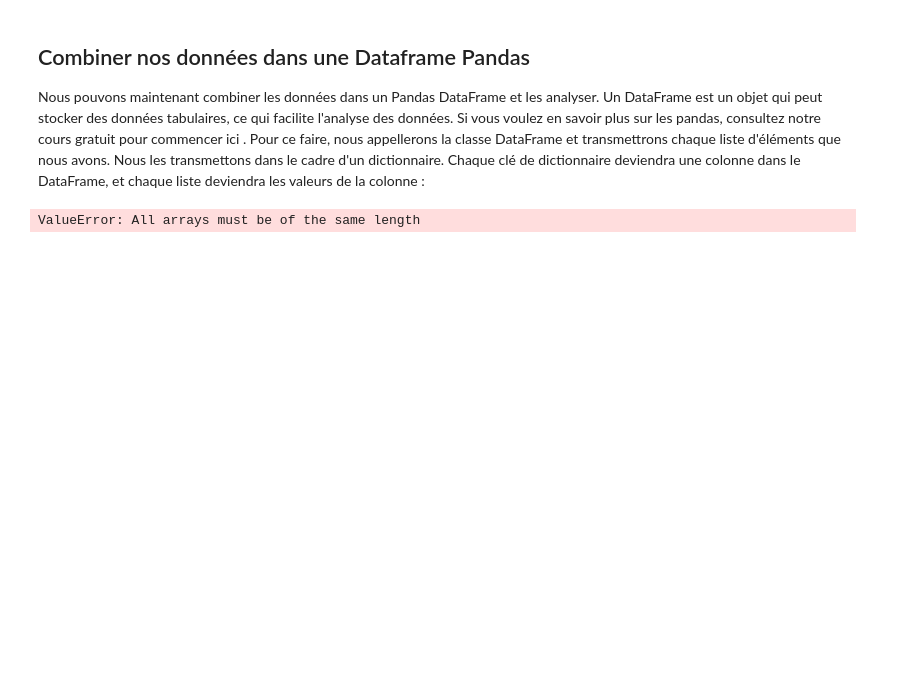
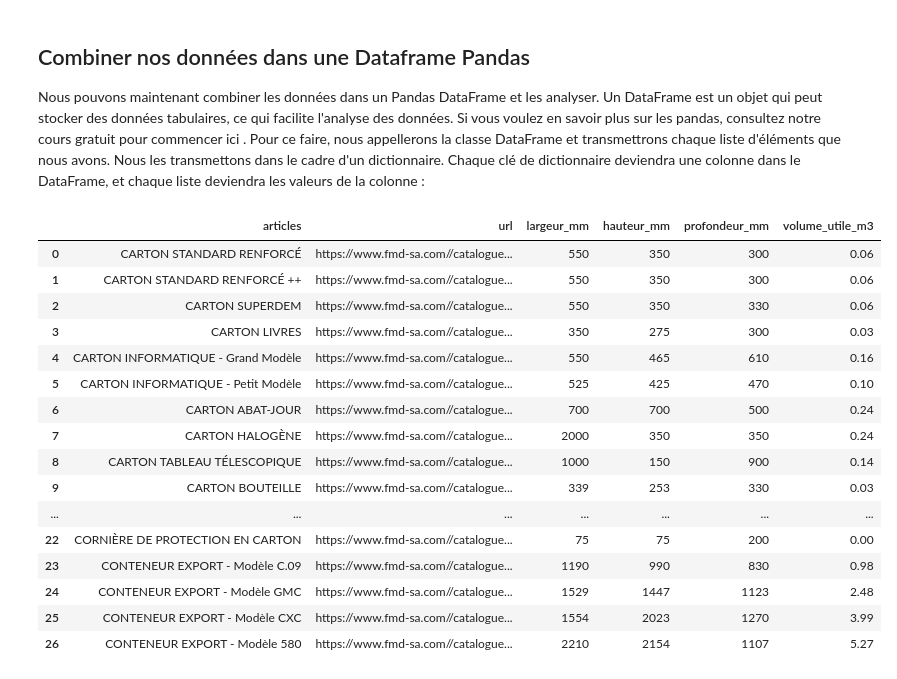
Before and after one commit to CathieLC/Wild-Data-Engineer-2022-2023, a Jupyter notebook: Titre CDA v2/01_Recuperation data_fmd.ipynb, the cells around one changed output. Drawn from its saved outputs; the diff is of its cells as text; code cells hidden in the pictures; blank space fills up the shorter version.

```diff
--- a/Titre CDA v2/01_Recuperation data_fmd.ipynb
+++ b/Titre CDA v2/01_Recuperation data_fmd.ipynb
@@ -301,5 +271,6 @@ len(rangee3)
 # %%
-import numpy as np
+
+rangee3 = number_in_description[18:27]
 
 #isoler les 3 derniers conteneurs exports pour récupérer les valeurs index 3 à 5
 for x in range(0,3):
@@ -309,8 +280,8 @@ for x in range(0,3):
 # TRINGLE POUR CARTON PENDERIE index 0
 # KIT DE DÉPANNAGE index 2
 
-rangee3[0] = [np.nan,np.nan,np.nan]
-rangee3[2] = [np.nan,np.nan,np.nan]
+rangee3[0] = [0,0,0]
+rangee3[2] = [0,0,0]
 
 
 for item in range(len(rangee3)):
@@ -334,0 +344,20 @@ len(mesures)
+# %%
+# convertir en mètre pour calcul du volume utile
+largeur_m = []
+hauteur_m= []
+profondeur_m = []
+
+for dim in range(len(largeur_mm)) :
+
+    largeur_m.append(largeur_mm[dim]/1000)
+    hauteur_m.append(hauteur_mm[dim]/1000)
+    profondeur_m.append(profondeur_mm[dim]/1000)
+
+print(largeur_m)
+print(type(largeur_m[0]))
+
+print(hauteur_m)
+print(type(hauteur_m[0]))
+
+print(profondeur_m)
+print(type(profondeur_m[0]))
@@ -334,0 +371,9 @@ len(mesures)
+# %%
+volume_utile_m3 = []
+
+for value in (range(len(largeur_mm))) :
+    volume_utile_m3.append(round((largeur_m[value]*hauteur_m[value]*profondeur_m[value]),2))
+
+print(volume_utile_m3)
+print(type(volume_utile_m3[0]))
+print(len(volume_utile_m3))
@@ -340,11 +389,30 @@ Chaque clé de dictionnaire deviendra une colonne dans le DataFrame, et chaque l
 # %%
 import pandas as pd
 
 produits_FMD = pd.DataFrame({
     "articles": article,
     "url" : url,
-    "largeur" : Largeur
+    "largeur_mm" : largeur_mm,
+    "hauteur_mm" : hauteur_mm,
+    "profondeur_mm" : profondeur_mm,
+    "volume_utile_m3" : volume_utile_m3
 })
 produits_FMD
 # %% [output]
-ValueError: All arrays must be of the same length
+|  | articles | url | largeur_mm | hauteur_mm | profondeur_mm | volume_utile_m3 |
+| 0 | CARTON STANDARD RENFORCÉ | https://www.fmd-sa.com//catalogue... | 550 | 350 | 300 | 0.06 |
+| 1 | CARTON STANDARD RENFORCÉ ++ | https://www.fmd-sa.com//catalogue... | 550 | 350 | 300 | 0.06 |
+| 2 | CARTON SUPERDEM | https://www.fmd-sa.com//catalogue... | 550 | 350 | 330 | 0.06 |
+| 3 | CARTON LIVRES | https://www.fmd-sa.com//catalogue... | 350 | 275 | 300 | 0.03 |
+| 4 | CARTON INFORMATIQUE - Grand Modèle | https://www.fmd-sa.com//catalogue... | 550 | 465 | 610 | 0.16 |
+| 5 | CARTON INFORMATIQUE - Petit Modèle | https://www.fmd-sa.com//catalogue... | 525 | 425 | 470 | 0.10 |
+| 6 | CARTON ABAT-JOUR | https://www.fmd-sa.com//catalogue... | 700 | 700 | 500 | 0.24 |
+| 7 | CARTON HALOGÈNE | https://www.fmd-sa.com//catalogue... | 2000 | 350 | 350 | 0.24 |
+| 8 | CARTON TABLEAU TÉLESCOPIQUE | https://www.fmd-sa.com//catalogue... | 1000 | 150 | 900 | 0.14 |
+| 9 | CARTON BOUTEILLE | https://www.fmd-sa.com//catalogue... | 339 | 253 | 330 | 0.03 |
+| ... | ... | ... | ... | ... | ... | ... |
+| 22 | CORNIÈRE DE PROTECTION EN CARTON | https://www.fmd-sa.com//catalogue... | 75 | 75 | 200 | 0.00 |
+| 23 | CONTENEUR EXPORT - Modèle C.09 | https://www.fmd-sa.com//catalogue... | 1190 | 990 | 830 | 0.98 |
+| 24 | CONTENEUR EXPORT - Modèle GMC | https://www.fmd-sa.com//catalogue... | 1529 | 1447 | 1123 | 2.48 |
+| 25 | CONTENEUR EXPORT - Modèle CXC | https://www.fmd-sa.com//catalogue... | 1554 | 2023 | 1270 | 3.99 |
+| 26 | CONTENEUR EXPORT - Modèle 580 | https://www.fmd-sa.com//catalogue... | 2210 | 2154 | 1107 | 5.27 |
```
Also changed, not shown: parts of 15 cells of this notebook.
